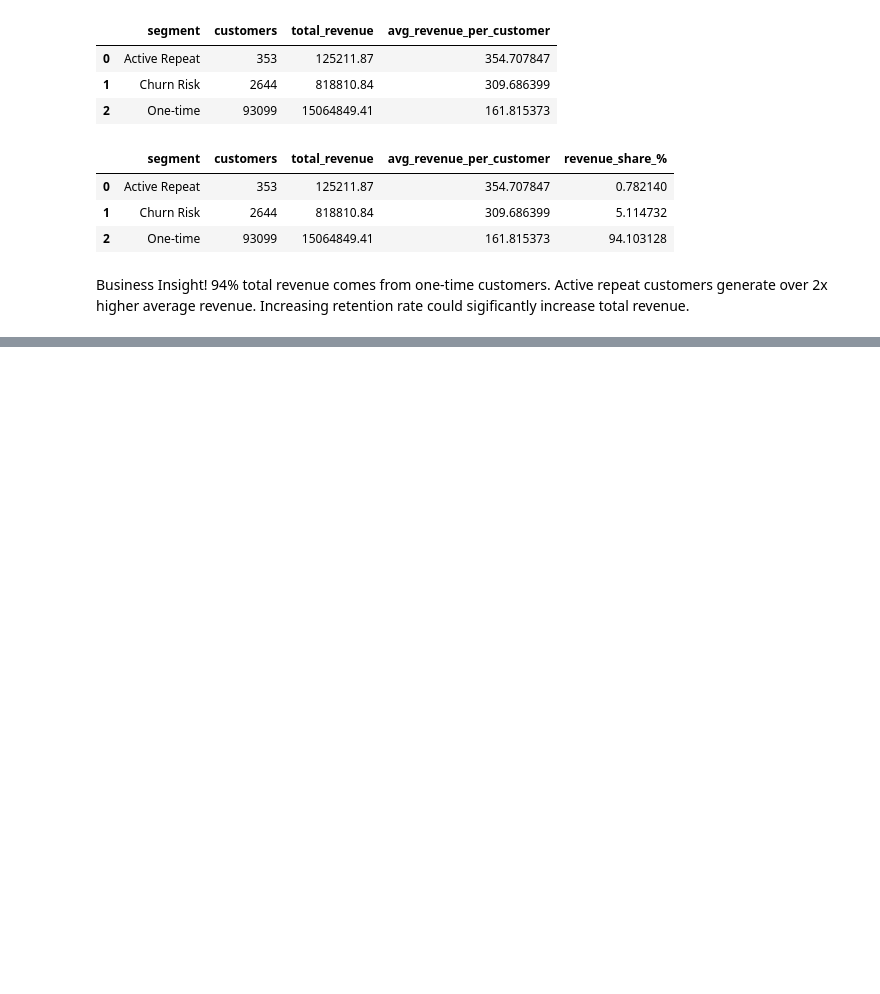
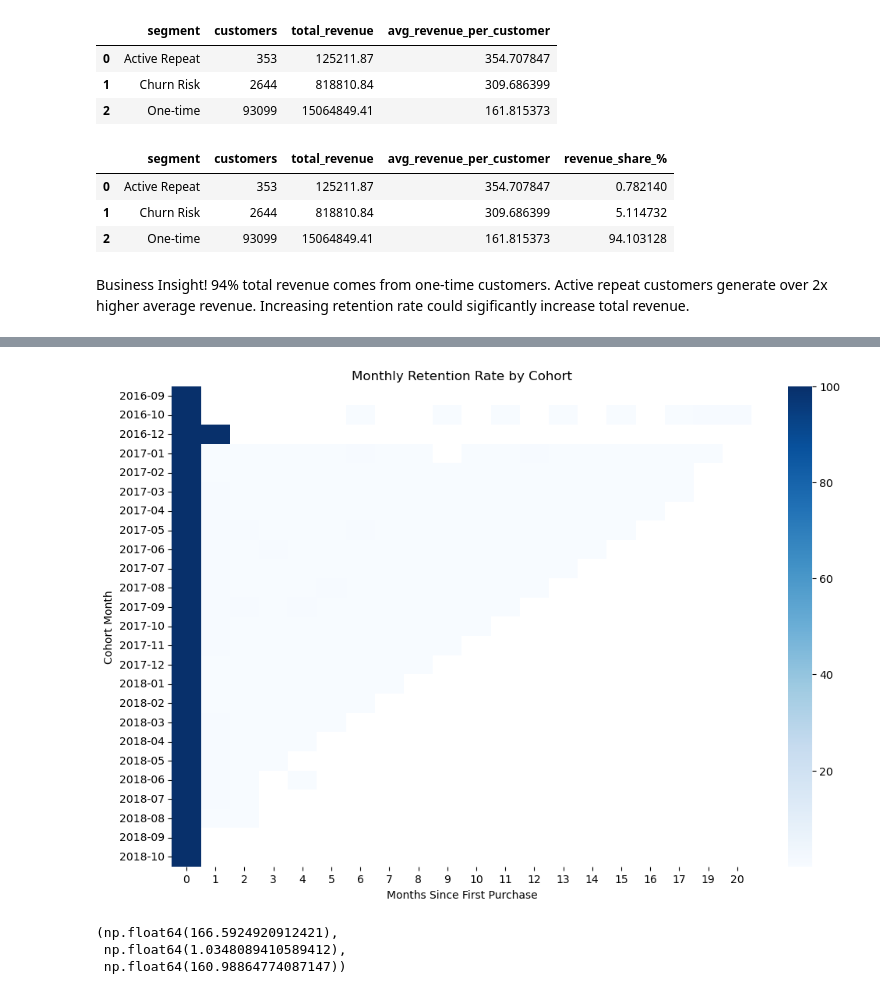
Before and after one commit to marekjuchnowicz2001-hue/project-1-ecommerce-analysis, a Jupyter notebook: notebooks/02_customer_segmentation.ipynb, the cells around one changed output, grey strips where cells are left out. Cells and saved outputs as stored; diff of their text form; code cells hidden in the pictures; blank space fills up the shorter version.

```diff
--- a/notebooks/02_customer_segmentation.ipynb
+++ b/notebooks/02_customer_segmentation.ipynb
@@ -118,0 +167,8 @@ Increasing retention rate could sigificantly increase total revenue.
+# %%
+cohort_data = orders_cohort.groupby(
+    ['cohort_month', 'cohort_index']
+)['customer_unique_id'] \
+    .nunique() \
+    .reset_index()
+
+cohort_data.head()
@@ -118,0 +182,8 @@ Increasing retention rate could sigificantly increase total revenue.
+# %%
+cohort_pivot = cohort_data.pivot(
+    index='cohort_month',
+    columns='cohort_index',
+    values='customer_unique_id'
+)
+
+cohort_pivot.head()
@@ -118,0 +198,6 @@ Increasing retention rate could sigificantly increase total revenue.
+# %%
+cohort_size = cohort_pivot[0]
+
+retention = cohort_pivot.divide(cohort_size, axis=0)
+
+retention.head()
@@ -118,0 +212,3 @@ Increasing retention rate could sigificantly increase total revenue.
+# %%
+retention_percent = retention * 100
+retention_percent.round(2).head()
@@ -118,0 +223,33 @@ Increasing retention rate could sigificantly increase total revenue.
+# %%
+import seaborn as sns
+import matplotlib.pyplot as plt
+
+plt.figure(figsize=(12,8))
+
+sns.heatmap(
+    retention_percent,
+    annot=False,
+    fmt='.1f',
+    cmap='Blues'
+)
+
+plt.title('Monthly Retention Rate by Cohort')
+plt.ylabel('Cohort Month')
+plt.xlabel('Months Since First Purchase')
+
+plt.show()
+# %% [output]
+[figure, added]
+# %%
+avg_revenue_per_customer = customer_metrics['total_revenue'].mean()
+avg_orders_per_customer = customer_metrics['total_orders'].mean()
+avg_revenue_per_order = (
+    orders_revenue['payment_value'].sum() /
+    orders_revenue['order_id'].nunique()
+)
+
+avg_revenue_per_customer, avg_orders_per_customer, avg_revenue_per_order
+# %% [output]
+(np.float64(166.5924920912421),
+ np.float64(1.0348089410589412),
+ np.float64(160.98864774087147))
```
Also changed, not shown: parts of 13 cells of this notebook.
